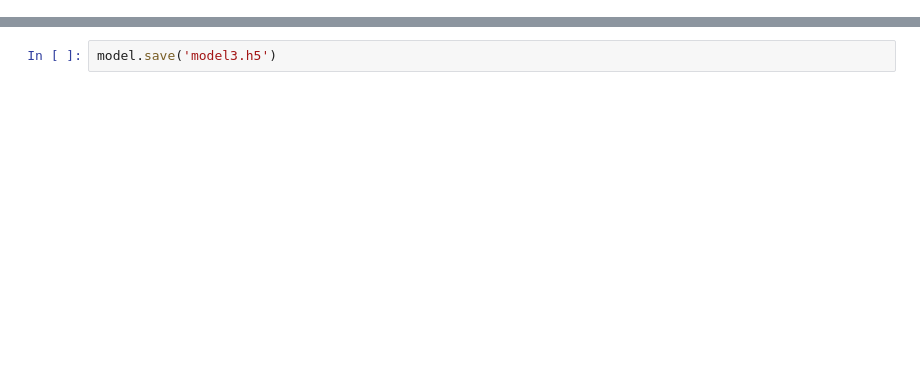
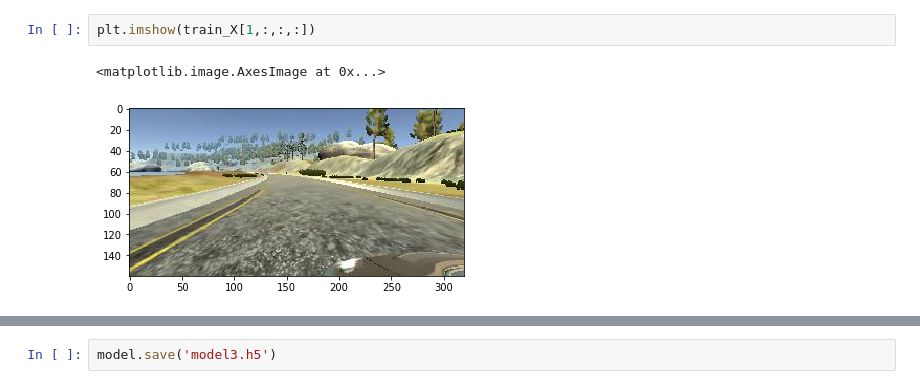
Before and after one commit to ramseykhalaf/CarND-Behavioral-Cloning-P3, a Jupyter notebook: model.ipynb, the cells around one changed output, grey strips where cells are left out. Saved outputs shown, nothing was run; the diff lists cells and outputs as text; blank space fills up the shorter version.

```diff
--- a/model.ipynb
+++ b/model.ipynb
@@ -39,0 +69,5 @@ plt.imshow(img)
+# %%
+plt.imshow(train_X[1,:,:,:])
+# %% [output]
+<matplotlib.image.AxesImage at 0x...>
+[figure, added]
```
Also changed, not shown: parts of 7 cells of this notebook, 3 other files.
